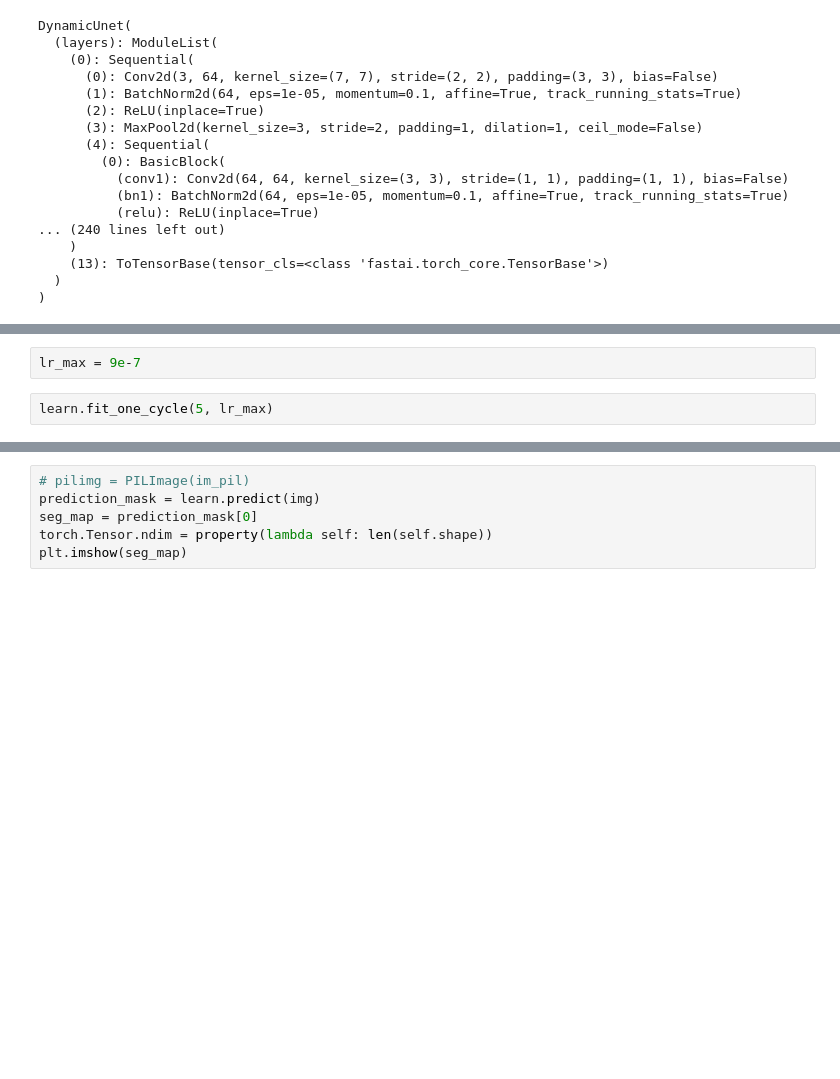
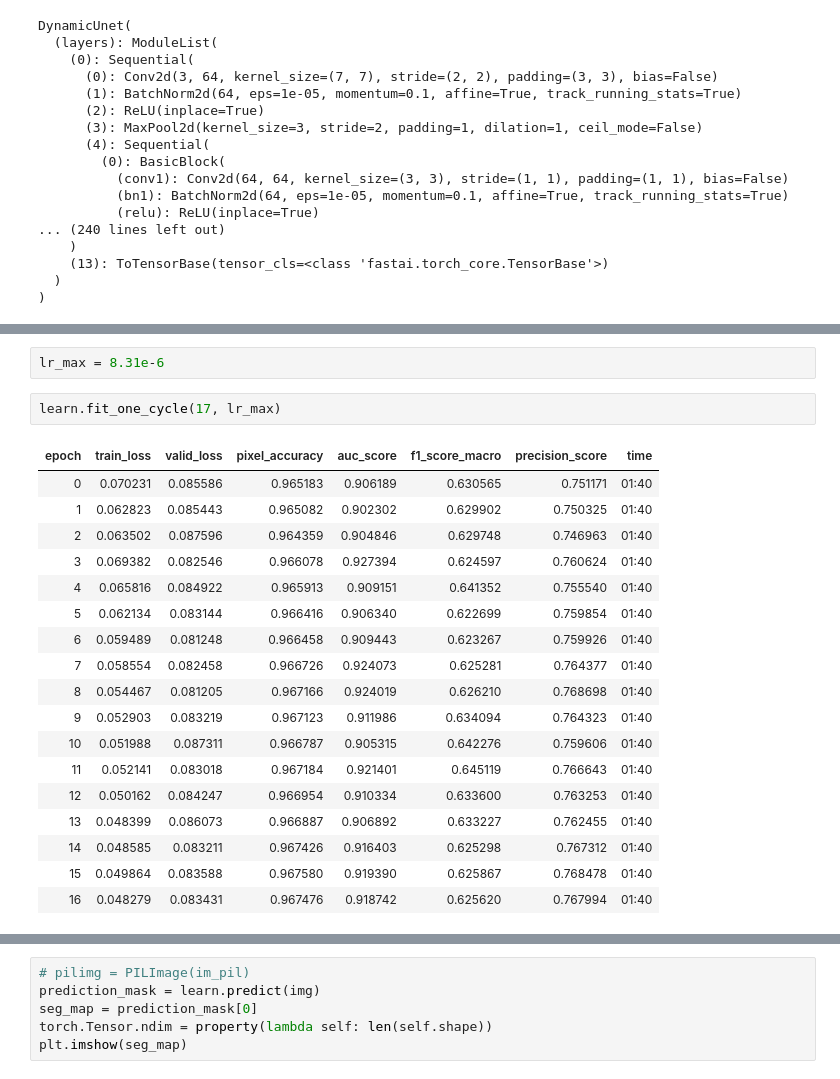
Before and after one commit to qiaolinhan/giao, a Jupyter notebook: havingfun/detecting/segmentation/unet34/Original Unet34 fastai M300geolocating Step1.ipynb, the cells around one changed output, grey strips where cells are left out. Saved outputs shown, nothing was run; the diff lists cells and outputs as text; blank space fills up the shorter version.

```diff
--- a/havingfun/detecting/segmentation/unet34/Original Unet34 fastai.ipynb
+++ b/havingfun/detecting/segmentation/unet34/Original Unet34 fastai M300geolocating Step1.ipynb
@@ -143,6 +250,25 @@ learn.lr_find()
-# %%
-lr_max = 9e-7
+# %%
+lr_max = 8.31e-6
 # %%
-learn.fit_one_cycle(5, lr_max)
+learn.fit_one_cycle(17, lr_max)
+# %% [output]
+| epoch | train_loss | valid_loss | pixel_accuracy | auc_score | f1_score_macro | precision_score | time |
+| 0 | 0.070231 | 0.085586 | 0.965183 | 0.906189 | 0.630565 | 0.751171 | 01:40 |
+| 1 | 0.062823 | 0.085443 | 0.965082 | 0.902302 | 0.629902 | 0.750325 | 01:40 |
+| 2 | 0.063502 | 0.087596 | 0.964359 | 0.904846 | 0.629748 | 0.746963 | 01:40 |
+| 3 | 0.069382 | 0.082546 | 0.966078 | 0.927394 | 0.624597 | 0.760624 | 01:40 |
+| 4 | 0.065816 | 0.084922 | 0.965913 | 0.909151 | 0.641352 | 0.755540 | 01:40 |
+| 5 | 0.062134 | 0.083144 | 0.966416 | 0.906340 | 0.622699 | 0.759854 | 01:40 |
+| 6 | 0.059489 | 0.081248 | 0.966458 | 0.909443 | 0.623267 | 0.759926 | 01:40 |
+| 7 | 0.058554 | 0.082458 | 0.966726 | 0.924073 | 0.625281 | 0.764377 | 01:40 |
+| 8 | 0.054467 | 0.081205 | 0.967166 | 0.924019 | 0.626210 | 0.768698 | 01:40 |
+| 9 | 0.052903 | 0.083219 | 0.967123 | 0.911986 | 0.634094 | 0.764323 | 01:40 |
+| 10 | 0.051988 | 0.087311 | 0.966787 | 0.905315 | 0.642276 | 0.759606 | 01:40 |
+| 11 | 0.052141 | 0.083018 | 0.967184 | 0.921401 | 0.645119 | 0.766643 | 01:40 |
+| 12 | 0.050162 | 0.084247 | 0.966954 | 0.910334 | 0.633600 | 0.763253 | 01:40 |
+| 13 | 0.048399 | 0.086073 | 0.966887 | 0.906892 | 0.633227 | 0.762455 | 01:40 |
+| 14 | 0.048585 | 0.083211 | 0.967426 | 0.916403 | 0.625298 | 0.767312 | 01:40 |
+| 15 | 0.049864 | 0.083588 | 0.967580 | 0.919390 | 0.625867 | 0.768478 | 01:40 |
+| 16 | 0.048279 | 0.083431 | 0.967476 | 0.918742 | 0.625620 | 0.767994 | 01:40 |
 # %%
 learn.recorder.plot_loss(skip_start=0, with_valid=True)
```
Also changed, not shown: parts of 45 cells of this notebook, 5 other files.
